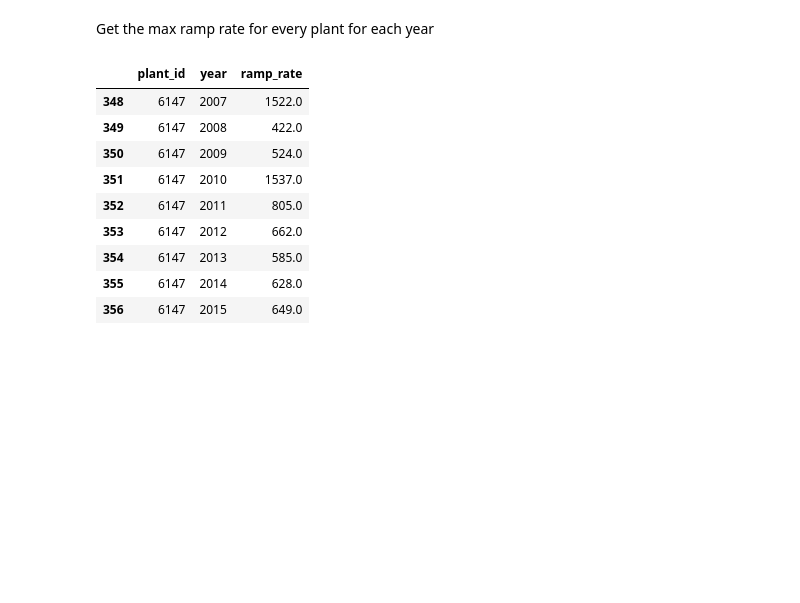
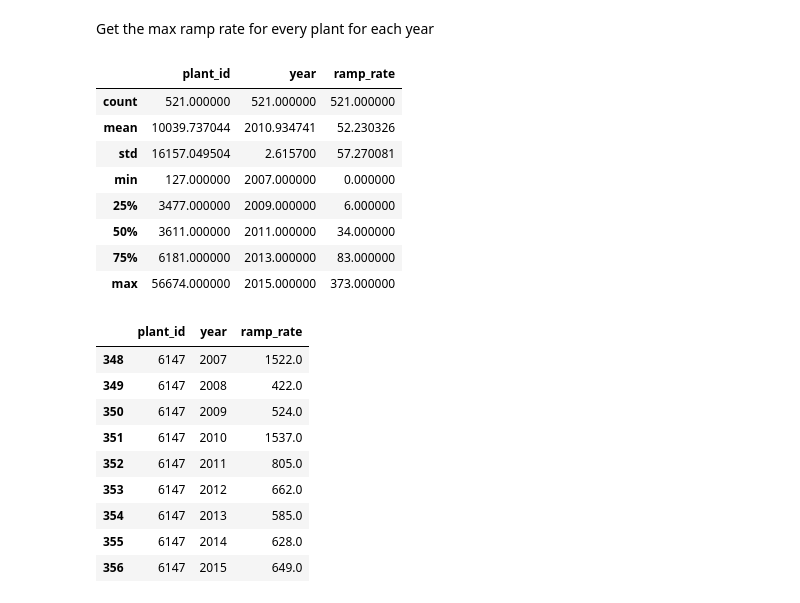
Before and after one commit to gschivley/ERCOT_power, a Jupyter notebook: Raw Data/Merging EPA and EIA.ipynb, the cells around one changed output. Cells and saved outputs as stored; diff of their text form; code cells hidden in the pictures; blank space fills up the shorter version.

Commit message:
Ramp rate as 95th percentile
Change epaDict nan values to 0. Calculate 95th percentile ramp rate
rather than max. Still need to merge with rest of data in the notebook.

```diff
--- a/Raw Data/Merging EPA and EIA.ipynb
+++ b/Raw Data/Merging EPA and EIA.ipynb
@@ -588,6 +602,30 @@ Get the max ramp rate for every plant for each year
 # %%
 cols = ['PLANT_ID', 'YEAR', 'Gen Change']
 ramp_rate_df = ramp_df[cols].sort_values(by='Gen Change', ascending=False).groupby(['PLANT_ID','YEAR'], as_index=False).first()
+# %%
+cols = ['PLANT_ID', 'YEAR', 'Gen Change']
+
+ramp_rate_list = []
+for year in ramp_df['YEAR'].unique():
+    for plant in ramp_df.loc[ramp_df['YEAR']==year,'PLANT_ID'].unique():
+        # 95th percentile ramp rate per plant per year
+        ramp_95 = ramp_df.loc[(ramp_df['PLANT_ID']== plant) &
+                              (ramp_df['YEAR']==year),'Gen Change'].quantile(0.95, interpolation='nearest')
+        ramp_rate_list.append([plant, year, ramp_95])
+# %%
+ramp_rate_df = pd.DataFrame(ramp_rate_list, columns=['plant_id', 'year', 'ramp_rate'])
+# %%
+ramp_rate_df.describe()
+# %% [output]
+|  | plant_id | year | ramp_rate |
+| count | 521.000000 | 521.000000 | 521.000000 |
+| mean | 10039.737044 | 2010.934741 | 52.230326 |
+| std | 16157.049504 | 2.615700 | 57.270081 |
+| min | 127.000000 | 2007.000000 | 0.000000 |
+| 25% | 3477.000000 | 2009.000000 | 6.000000 |
+| 50% | 3611.000000 | 2011.000000 | 34.000000 |
+| 75% | 6181.000000 | 2013.000000 | 83.000000 |
+| max | 56674.000000 | 2015.000000 | 373.000000 |
 # %%
 ramp_rate_df.rename(columns={'YEAR': 'year', 'PLANT_ID': 'plant_id', 'Gen Change': 'ramp_rate'}, inplace=True)
 # %%
```
Also changed, not shown: parts of 4 cells of this notebook.
